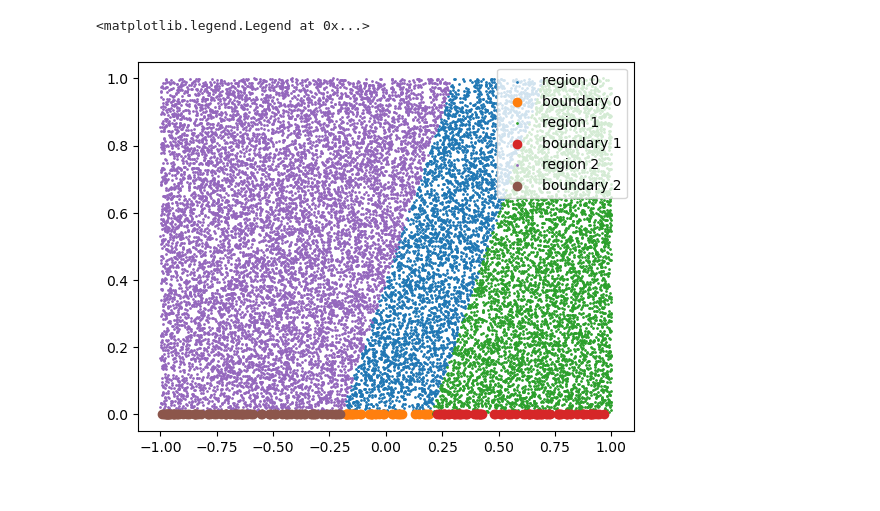
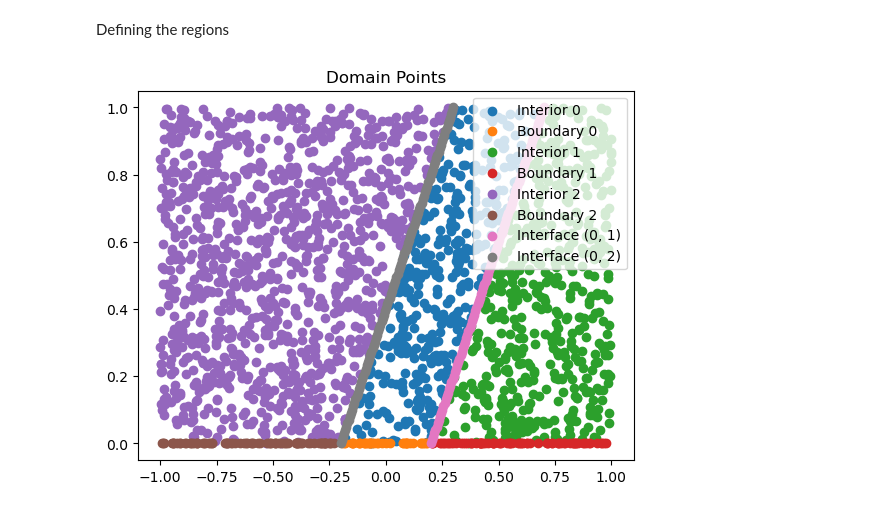
Before and after one commit to augustfe/FYS5429, a Jupyter notebook: Project1XPINNs/src/advection/advection_points.ipynb, the cells around one changed output. Drawn from its saved outputs; the diff is of its cells as text; code cells hidden in the pictures.

Commit message:
Region creation works (I hope)

```diff
--- a/Project1XPINNs/src/advection/advection_points.ipynb
+++ b/Project1XPINNs/src/advection/advection_points.ipynb
@@ -20,5 +18,7 @@ total_vertices = np.asarray(
 )
 
 region_idx = np.asarray([[1, 2, 5, 6], [2, 3, 4, 5], [0, 1, 6, 7]])
+boundary_idx = [[0], [0], [0]]
 
 regions_verts = total_vertices[region_idx]
+print(regions_verts[0])
@@ -49,16 +30,14 @@ main_args = {i: {} for i in range(len(Regions))}
-# %%
-for i, region in enumerate(Regions):
-    args_i = main_args[i]
-    interior_idxs = region.are_inside(XT)
-    valid_interior = XT[interior_idxs]
-    args_i["interior"] = valid_interior
-    plt.scatter(valid_interior[:, 0], valid_interior[:, 1], label=f"region {i}", s=1)
-
-    bound_idxs = region.are_inside(XT_bound)
-    valid_bound = XT_bound[bound_idxs]
-    args_i["boundary"] = valid_bound
-    plt.scatter(valid_bound[:, 0], valid_bound[:, 1], label=f"boundary {i}")
-plt.legend()
-# %% [output]
-<matplotlib.legend.Legend at 0x...>
-[figure, removed]
+# %% [markdown]
+Defining the regions
+# %%
+# First subdomain
+subdomain0 = Subdomain(
+    [ConvexPolygon(regions_verts[0], boundary_idx[0])],
+)
+subdomain1 = Subdomain(
+    [ConvexPolygon(regions_verts[1], boundary_idx[1])],
+)
+subdomain2 = Subdomain(
+    [ConvexPolygon(regions_verts[2], boundary_idx[2])],
+)
+domain = Domain([subdomain0, subdomain1, subdomain2])
@@ -64,0 +49,4 @@ plt.legend()
+# %%
+domain.plot()
+# %% [output]
+[figure, added]
```
Also changed, not shown: parts of 12 cells of this notebook, 2 other files.
